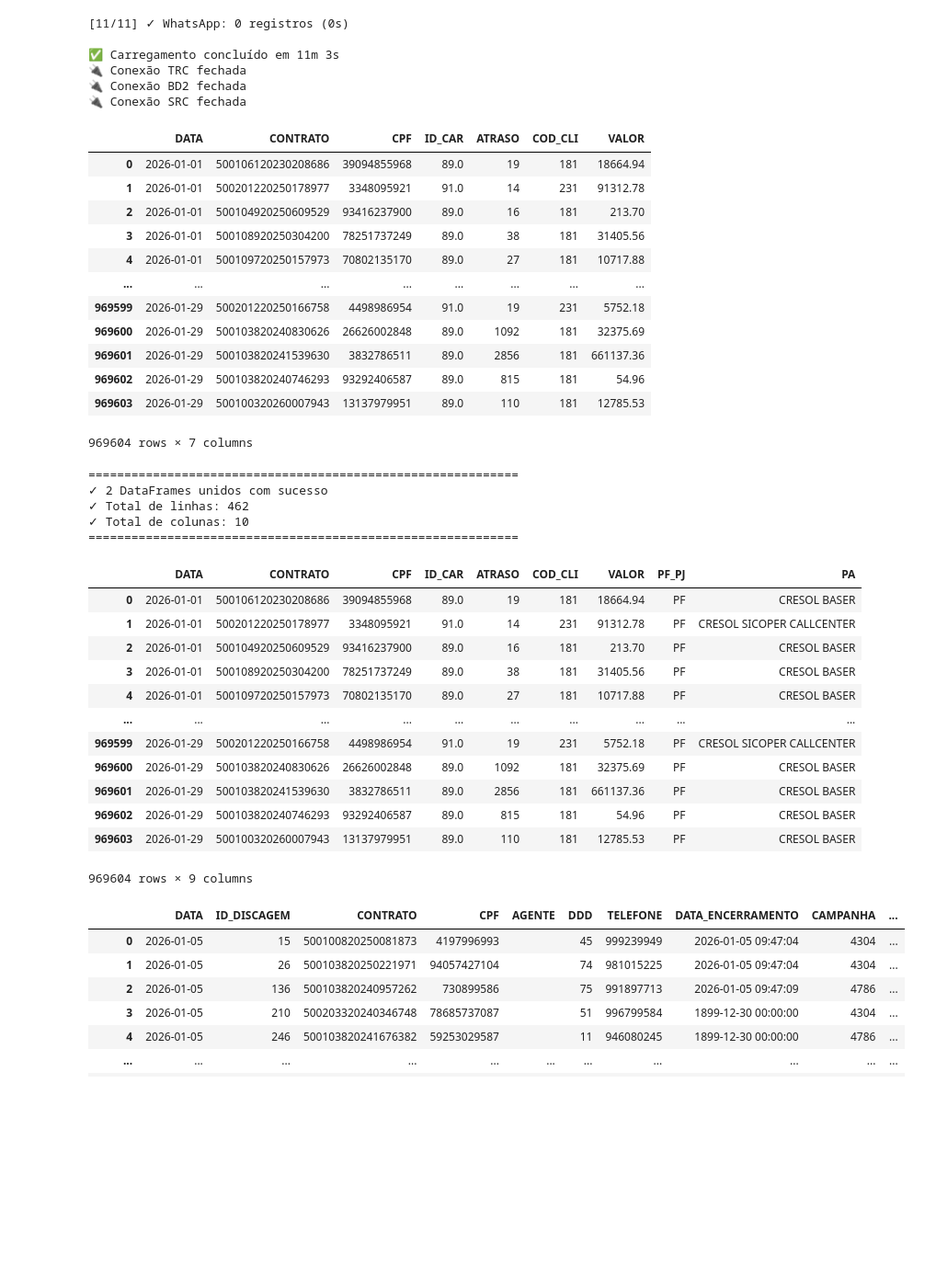
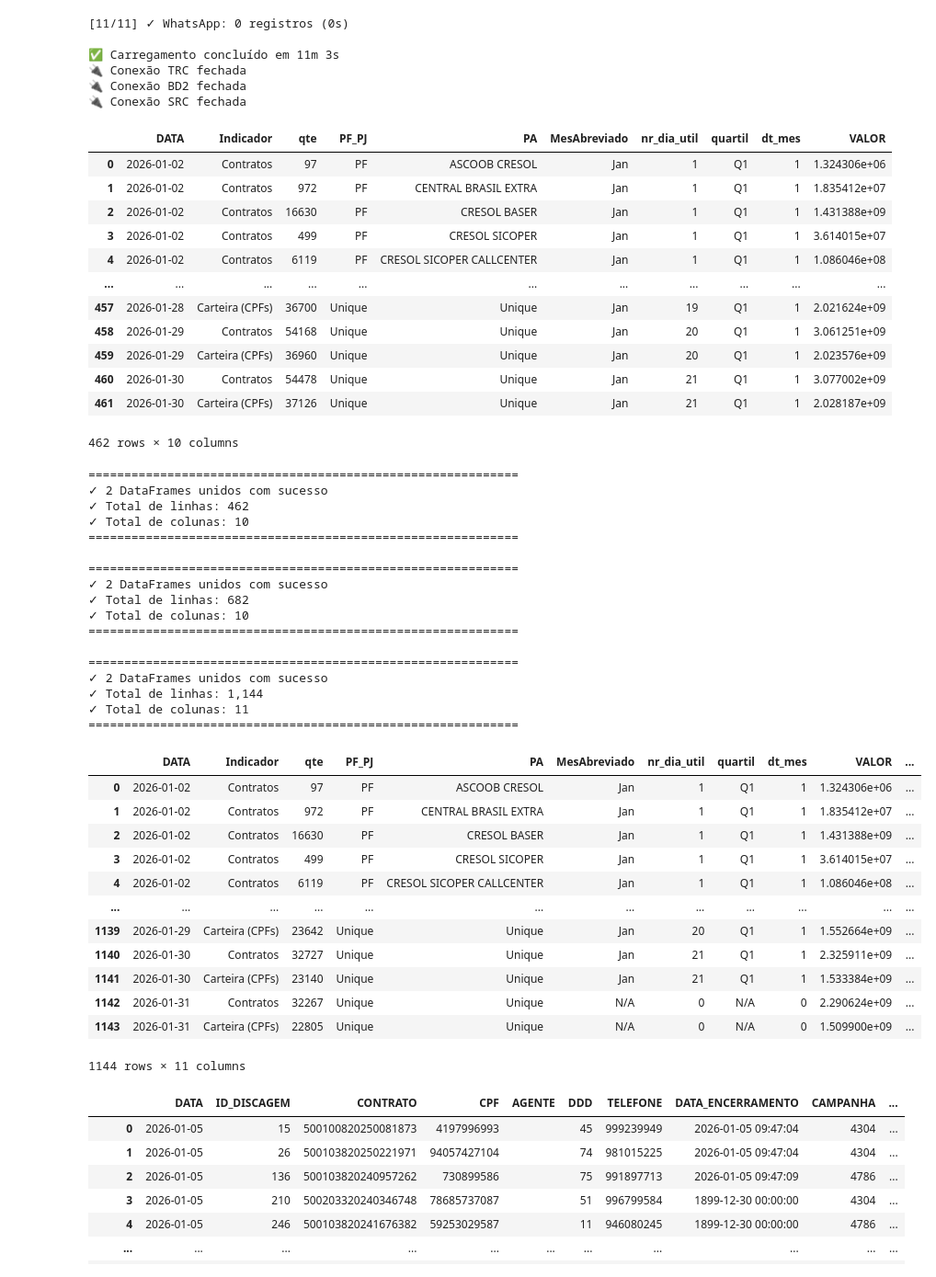
Before and after one commit to Claudiano-alves/Data-Analysis-Portfolio, a Jupyter notebook: Projects/notebooks/data_wrangling_cresol.ipynb, the cells around one changed output. Shown at 92% size. Saved outputs shown, nothing was run; the diff lists cells and outputs as text; code cells hidden in the pictures; blank space fills up the shorter version.

```diff
--- a/Projects/notebooks/data_wrangling_cresol.ipynb
+++ b/Projects/notebooks/data_wrangling_cresol.ipynb
@@ -79,6 +86,7 @@ df_whats
 # %%
 df_discagens_expert
 df_mailing_hist
+df_mailing_acumulado
 #df_discagens_expert.shape
 # Converte a visão de valores em uma lista e acessa o primeiro
 # df = list(df_discagens_expert)[0]
@@ -90,54 +98,66 @@ df_mailing_hist
 # Se você usou algo como: dfs_dit = pd.read_excel('arquivo.xlsx', sheet_name=None)
 # Para iterar e identificar cada um:
 # %% [output]
-|  | DATA | CONTRATO | CPF | ID_CAR | ATRASO | COD_CLI | VALOR |
-| 0 | 2026-01-01 | 500106120230208686 | 39094855968 | 89.0 | 19 | 181 | 18664.94 |
-| 1 | 2026-01-01 | 500201220250178977 | 3348095921 | 91.0 | 14 | 231 | 91312.78 |
-| 2 | 2026-01-01 | 500104920250609529 | 93416237900 | 89.0 | 16 | 181 | 213.70 |
-| 3 | 2026-01-01 | 500108920250304200 | 78251737249 | 89.0 | 38 | 181 | 31405.56 |
-| 4 | 2026-01-01 | 500109720250157973 | 70802135170 | 89.0 | 27 | 181 | 10717.88 |
-| ... | ... | ... | ... | ... | ... | ... | ... |
-| 969599 | 2026-01-29 | 500201220250166758 | 4498986954 | 91.0 | 19 | 231 | 5752.18 |
-| 969600 | 2026-01-29 | 500103820240830626 | 26626002848 | 89.0 | 1092 | 181 | 32375.69 |
-| 969601 | 2026-01-29 | 500103820241539630 | 3832786511 | 89.0 | 2856 | 181 | 661137.36 |
-| 969602 | 2026-01-29 | 500103820240746293 | 93292406587 | 89.0 | 815 | 181 | 54.96 |
-| 969603 | 2026-01-29 | 500100320260007943 | 13137979951 | 89.0 | 110 | 181 | 12785.53 |
+|  | DATA | Indicador | qte | PF_PJ | PA | MesAbreviado | nr_dia_util | quartil | dt_mes | VALOR |
+| 0 | 2026-01-02 | Contratos | 97 | PF | ASCOOB CRESOL | Jan | 1 | Q1 | 1 | 1.324306e+06 |
+| 1 | 2026-01-02 | Contratos | 972 | PF | CENTRAL BRASIL EXTRA | Jan | 1 | Q1 | 1 | 1.835412e+07 |
+| 2 | 2026-01-02 | Contratos | 16630 | PF | CRESOL BASER | Jan | 1 | Q1 | 1 | 1.431388e+09 |
+| 3 | 2026-01-02 | Contratos | 499 | PF | CRESOL SICOPER | Jan | 1 | Q1 | 1 | 3.614015e+07 |
+| 4 | 2026-01-02 | Contratos | 6119 | PF | CRESOL SICOPER CALLCENTER | Jan | 1 | Q1 | 1 | 1.086046e+08 |
+| ... | ... | ... | ... | ... | ... | ... | ... | ... | ... | ... |
+| 457 | 2026-01-28 | Carteira (CPFs) | 36700 | Unique | Unique | Jan | 19 | Q1 | 1 | 2.021624e+09 |
+| 458 | 2026-01-29 | Contratos | 54168 | Unique | Unique | Jan | 20 | Q1 | 1 | 3.061251e+09 |
+| 459 | 2026-01-29 | Carteira (CPFs) | 36960 | Unique | Unique | Jan | 20 | Q1 | 1 | 2.023576e+09 |
+| 460 | 2026-01-30 | Contratos | 54478 | Unique | Unique | Jan | 21 | Q1 | 1 | 3.077002e+09 |
+| 461 | 2026-01-30 | Carteira (CPFs) | 37126 | Unique | Unique | Jan | 21 | Q1 | 1 | 2.028187e+09 |
-969604 rows × 7 columns
+462 rows × 10 columns
 # %%
 from utils.mailing.pipelines import processar_mailing_completo
 from Cresol.src.mailing.data_processing import add_pf_pj, add_pa
 from Cresol.src.config import LOG_MAILING, segmentacoes_extras
 
 df_mailing_analitico, df_mailing_acumulado = processar_mailing_completo(
     df_mailing_hist,
     df_dw_calendario,
     segmentacoes=segmentacoes_extras,
     tratamentos_extras=[
         add_pf_pj,
         add_pa,
     ],
     arquivo_log=LOG_MAILING,
 )
-df_mailing_analitico
+df_mailing_acumulado
 # %% [output]
 ============================================================
 ✓ 2 DataFrames unidos com sucesso
 ✓ Total de linhas: 462
 ✓ Total de colunas: 10
 ============================================================
+
+============================================================
+✓ 2 DataFrames unidos com sucesso
+✓ Total de linhas: 682
+✓ Total de colunas: 10
+============================================================
+
+============================================================
+✓ 2 DataFrames unidos com sucesso
+✓ Total de linhas: 1,144
+✓ Total de colunas: 11
+============================================================
-|  | DATA | CONTRATO | CPF | ID_CAR | ATRASO | COD_CLI | VALOR | PF_PJ | PA |
-| 0 | 2026-01-01 | 500106120230208686 | 39094855968 | 89.0 | 19 | 181 | 18664.94 | PF | CRESOL BASER |
-| 1 | 2026-01-01 | 500201220250178977 | 3348095921 | 91.0 | 14 | 231 | 91312.78 | PF | CRESOL SICOPER CALLCENTER |
-| 2 | 2026-01-01 | 500104920250609529 | 93416237900 | 89.0 | 16 | 181 | 213.70 | PF | CRESOL BASER |
-| 3 | 2026-01-01 | 500108920250304200 | 78251737249 | 89.0 | 38 | 181 | 31405.56 | PF | CRESOL BASER |
-| 4 | 2026-01-01 | 500109720250157973 | 70802135170 | 89.0 | 27 | 181 | 10717.88 | PF | CRESOL BASER |
-| ... | ... | ... | ... | ... | ... | ... | ... | ... | ... |
-| 969599 | 2026-01-29 | 500201220250166758 | 4498986954 | 91.0 | 19 | 231 | 5752.18 | PF | CRESOL SICOPER CALLCENTER |
-| 969600 | 2026-01-29 | 500103820240830626 | 26626002848 | 89.0 | 1092 | 181 | 32375.69 | PF | CRESOL BASER |
-| 969601 | 2026-01-29 | 500103820241539630 | 3832786511 | 89.0 | 2856 | 181 | 661137.36 | PF | CRESOL BASER |
-| 969602 | 2026-01-29 | 500103820240746293 | 93292406587 | 89.0 | 815 | 181 | 54.96 | PF | CRESOL BASER |
-| 969603 | 2026-01-29 | 500100320260007943 | 13137979951 | 89.0 | 110 | 181 | 12785.53 | PF | CRESOL BASER |
+|  | DATA | Indicador | qte | PF_PJ | PA | MesAbreviado | nr_dia_util | quartil | dt_mes | VALOR | ... |
+| 0 | 2026-01-02 | Contratos | 97 | PF | ASCOOB CRESOL | Jan | 1 | Q1 | 1 | 1.324306e+06 | ... |
+| 1 | 2026-01-02 | Contratos | 972 | PF | CENTRAL BRASIL EXTRA | Jan | 1 | Q1 | 1 | 1.835412e+07 | ... |
+| 2 | 2026-01-02 | Contratos | 16630 | PF | CRESOL BASER | Jan | 1 | Q1 | 1 | 1.431388e+09 | ... |
+| 3 | 2026-01-02 | Contratos | 499 | PF | CRESOL SICOPER | Jan | 1 | Q1 | 1 | 3.614015e+07 | ... |
+| 4 | 2026-01-02 | Contratos | 6119 | PF | CRESOL SICOPER CALLCENTER | Jan | 1 | Q1 | 1 | 1.086046e+08 | ... |
+| ... | ... | ... | ... | ... | ... | ... | ... | ... | ... | ... | ... |
+| 1139 | 2026-01-29 | Carteira (CPFs) | 23642 | Unique | Unique | Jan | 20 | Q1 | 1 | 1.552664e+09 | ... |
+| 1140 | 2026-01-30 | Contratos | 32727 | Unique | Unique | Jan | 21 | Q1 | 1 | 2.325911e+09 | ... |
+| 1141 | 2026-01-30 | Carteira (CPFs) | 23140 | Unique | Unique | Jan | 21 | Q1 | 1 | 1.533384e+09 | ... |
+| 1142 | 2026-01-31 | Contratos | 32267 | Unique | Unique | N/A | 0 | N/A | 0 | 2.290624e+09 | ... |
+| 1143 | 2026-01-31 | Carteira (CPFs) | 22805 | Unique | Unique | N/A | 0 | N/A | 0 | 1.509900e+09 | ... |
-969604 rows × 9 columns
+1144 rows × 11 columns
 # %%
 df_analitico
 #df_acumulado_mailing
```
Also changed, not shown: parts of 6 cells of this notebook, 18 other files.
